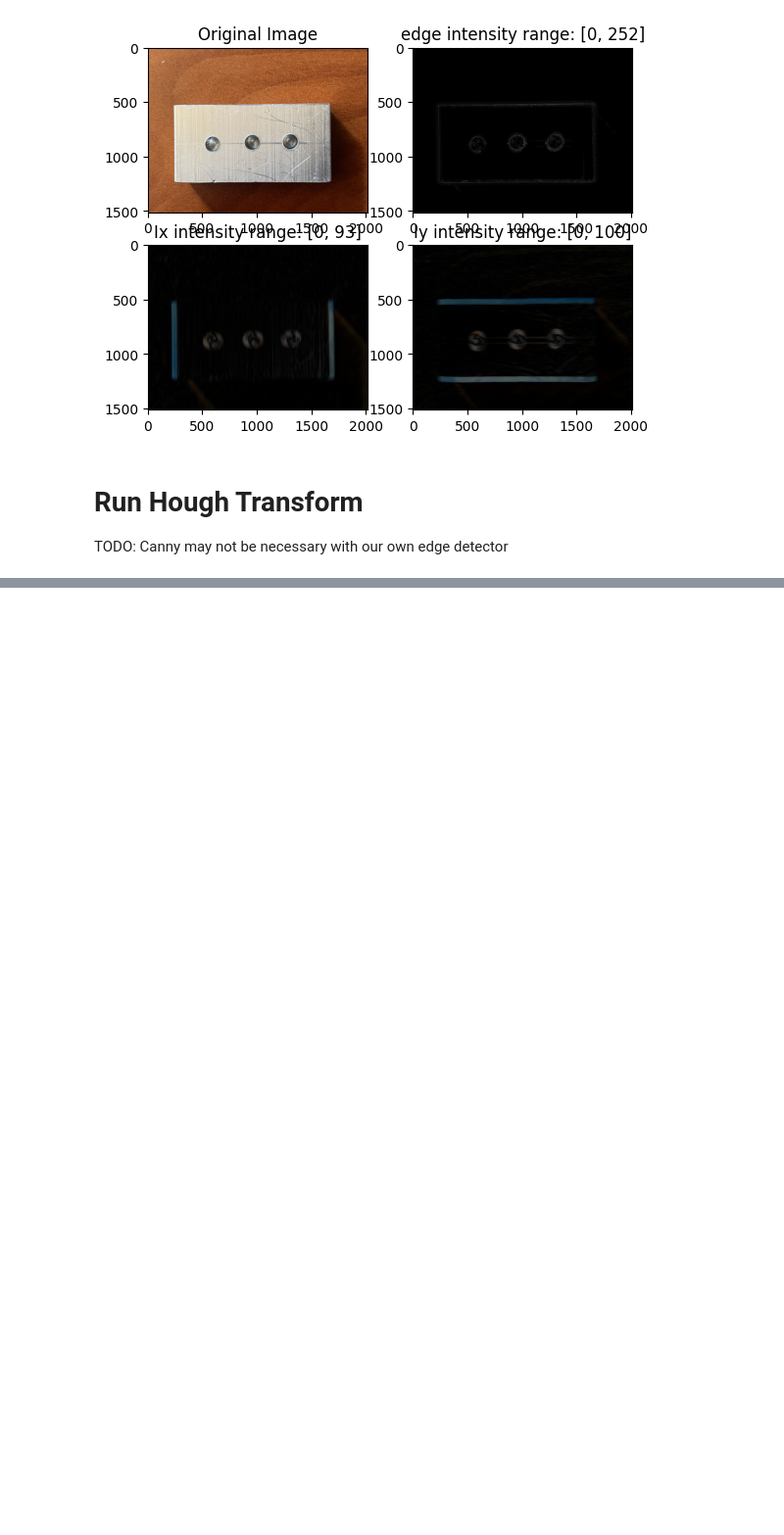
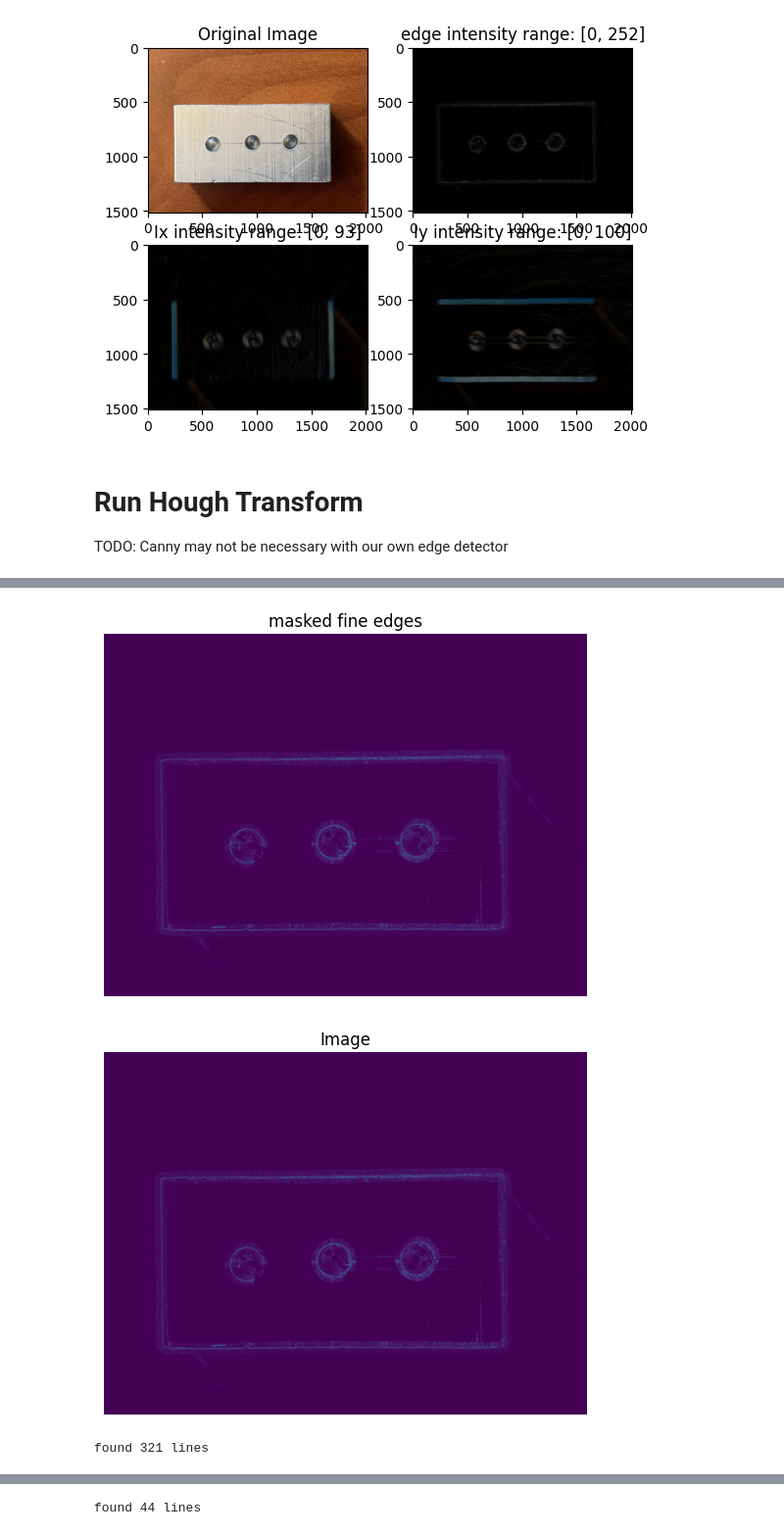
Before and after one commit to Zack-szh/CV-Based-Geometric-Dimensioning-Tolerancing, a Jupyter notebook: testing.ipynb, the cells around one changed output, grey strips where cells are left out. Shown at 98% size. Drawn from its saved outputs; the diff is of its cells as text; code cells hidden in the pictures; blank space fills up the shorter version.

```diff
--- a/testing.ipynb
+++ b/testing.ipynb
@@ -193,0 +202,60 @@ showImage(gradient_hough)
+# %%
+input = edges_masked
+# input = edges_fine
+showImage(input, ttl="masked fine edges")
+# DEFINE HT PARAMS
+
+# DEFINE TEST FUNCTION
+def find_lines(input, canny=False, probabilistic=True):
+    img = input.copy()
+
+    # find edges using Canny
+    if canny:
+        img = cv2.Canny(img, 50, 150)
+    showImage(img)
+
+    # detect lines using Hough Transform
+    rho = 1
+    theta = np.pi/180
+    threshold = 200
+    if probabilistic:
+        lines = cv2.HoughLinesP(img, rho = rho, theta = theta, threshold = threshold,
+                                minLineLength = 10,
+                                maxLineGap = 1e6)
+        lines = [tuple(line[0]) for line in lines]
+    else:
+        lns = cv2.HoughLines(img, rho = rho, theta = theta, threshold=threshold,
+                               srn=0,
+                               stn=0)
+        lines = []
+        for i in range(0, len(lns)):
+            rho = lns[i][0][0]
+            theta = lns[i][0][1]
+            a = math.cos(theta)
+            b = math.sin(theta)
+            x0 = a * rho
+            y0 = b * rho
+            lines.append( (int(x0 + 1000*(-b)), int(y0 + 1000*(a)), int(x0 - 1000*(-b)), int(y0 - 1000*(a))) )
+
+    print(f"found {len(lines)} lines")
+
+    # draw lines
+    base = cv2.cvtColor(input, cv2.COLOR_GRAY2BGR)
+    input_n_lines = main.draw_lines(base, lines)
+    return cv2.cvtColor(input_n_lines, cv2.COLOR_BGR2RGB)
+
+
+# APPROACH 1: apply HT directly to masked fine edges
+found_lines_HT = find_lines(input)
+showImage(found_lines_HT, ttl="Lines: masked fine edges + HT")
+
+
+# APPROACH 2: masked fine edges + Canny + HT
+found_lines_canny_HT = find_lines(input, canny=True)
+showImage(found_lines_canny_HT, ttl="Lines: masked fine edges + Canny + HT")
+
+# APPROACH 3: first: org + FT + FLP -> LPF edges; then: LPF edge + Canny + HT
+# %% [output]
+[figure, added]
+[figure, added]
+found 321 lines
@@ -193,0 +264 @@ showImage(gradient_hough)
+found 44 lines
```
Also changed, not shown: parts of 12 cells of this notebook.
